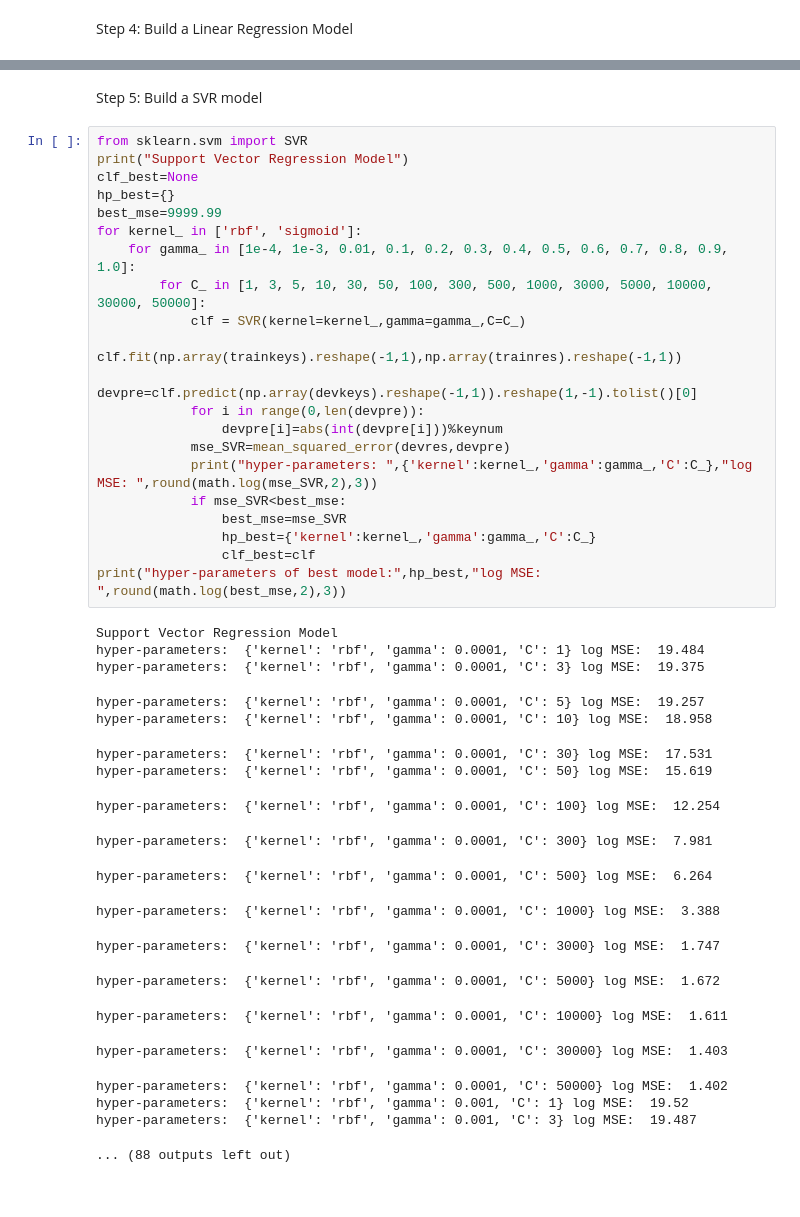
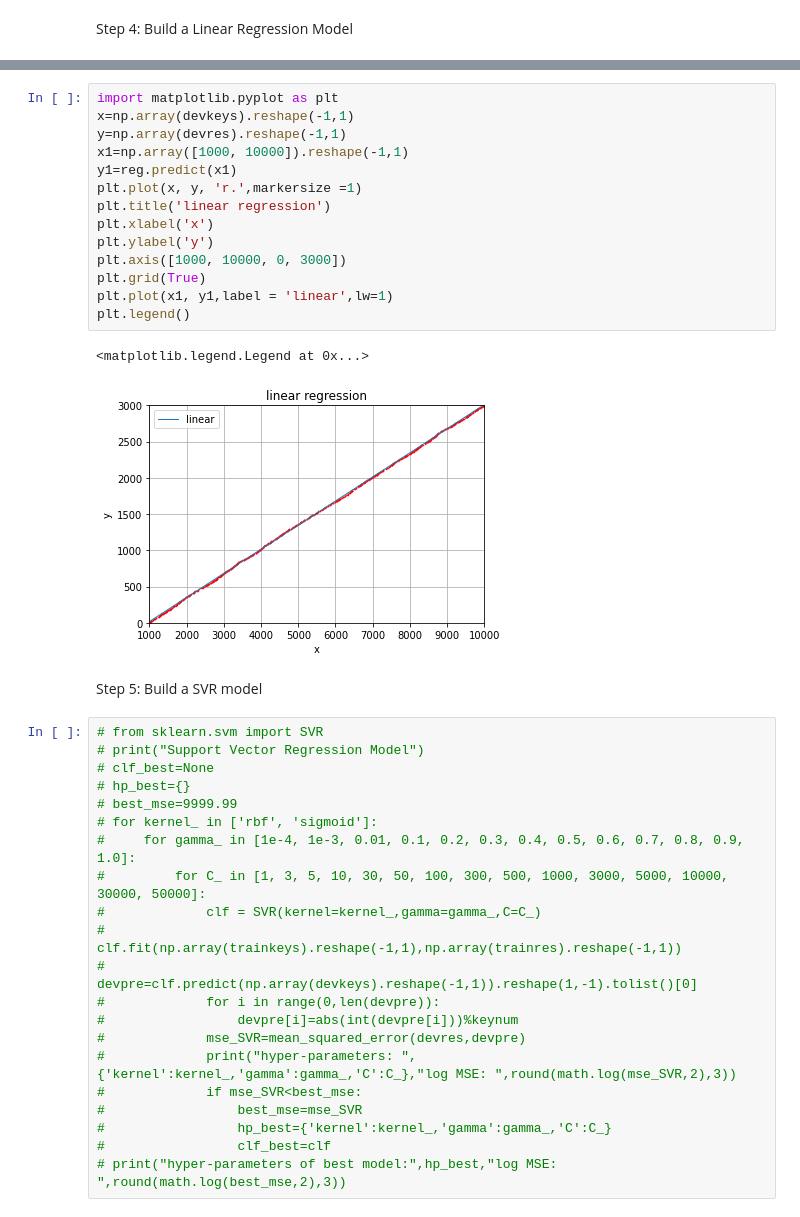
Before and after one commit to sxn2012/learned-index, a Jupyter notebook: demo code/leaned_index_demo.ipynb, the cells around one changed output, grey strips where cells are left out. Drawn from its saved outputs; the diff is of its cells as text.

```diff
--- a/demo code/leaned_index_demo.ipynb
+++ b/demo code/leaned_index_demo.ipynb
@@ -366,43 +193,40 @@ log MSE test:  6.256
+# %%
+import matplotlib.pyplot as plt
+x=np.array(devkeys).reshape(-1,1)
+y=np.array(devres).reshape(-1,1)
+x1=np.array([1000, 10000]).reshape(-1,1)
+y1=reg.predict(x1)
+plt.plot(x, y, 'r.',markersize =1)
+plt.title('linear regression')
+plt.xlabel('x')
+plt.ylabel('y')
+plt.axis([1000, 10000, 0, 3000])
+plt.grid(True)
+plt.plot(x1, y1,label = 'linear',lw=1)
+plt.legend()
+# %% [output]
+<matplotlib.legend.Legend at 0x...>
+[figure, added]
 # %% [markdown]
 Step 5: Build a SVR model
 # %%
-from sklearn.svm import SVR
-print("Support Vector Regression Model")
-clf_best=None
-hp_best={}
-best_mse=9999.99
-for kernel_ in ['rbf', 'sigmoid']:
-    for gamma_ in [1e-4, 1e-3, 0.01, 0.1, 0.2, 0.3, 0.4, 0.5, 0.6, 0.7, 0.8, 0.9, 1.0]:
-        for C_ in [1, 3, 5, 10, 30, 50, 100, 300, 500, 1000, 3000, 5000, 10000, 30000, 50000]:
-            clf = SVR(kernel=kernel_,gamma=gamma_,C=C_)
-            clf.fit(np.array(trainkeys).reshape(-1,1),np.array(trainres).reshape(-1,1))
-            devpre=clf.predict(np.array(devkeys).reshape(-1,1)).reshape(1,-1).tolist()[0]
-            for i in range(0,len(devpre)):
-                devpre[i]=abs(int(devpre[i]))%keynum
-            mse_SVR=mean_squared_error(devres,devpre)
-            print("hyper-parameters: ",{'kernel':kernel_,'gamma':gamma_,'C':C_},"log MSE: ",round(math.log(mse_SVR,2),3))
-            if mse_SVR<best_mse:
-                best_mse=mse_SVR
-                hp_best={'kernel':kernel_,'gamma':gamma_,'C':C_}
-                clf_best=clf
-print("hyper-parameters of best model:",hp_best,"log MSE: ",round(math.log(best_mse,2),3))
+# from sklearn.svm import SVR
+# print("Support Vector Regression Model")
+# clf_best=None
+# hp_best={}
+# best_mse=9999.99
+# for kernel_ in ['rbf', 'sigmoid']:
+#     for gamma_ in [1e-4, 1e-3, 0.01, 0.1, 0.2, 0.3, 0.4, 0.5, 0.6, 0.7, 0.8, 0.9, 1.0]:
+#         for C_ in [1, 3, 5, 10, 30, 50, 100, 300, 500, 1000, 3000, 5000, 10000, 30000, 50000]:
+#             clf = SVR(kernel=kernel_,gamma=gamma_,C=C_)
+#             clf.fit(np.array(trainkeys).reshape(-1,1),np.array(trainres).reshape(-1,1))
+#             devpre=clf.predict(np.array(devkeys).reshape(-1,1)).reshape(1,-1).tolist()[0]
+#             for i in range(0,len(devpre)):
+#                 devpre[i]=abs(int(devpre[i]))%keynum
+#             mse_SVR=mean_squared_error(devres,devpre)
+#             print("hyper-parameters: ",{'kernel':kernel_,'gamma':gamma_,'C':C_},"log MSE: ",round(math.log(mse_SVR,2),3))
+#             if mse_SVR<best_mse:
+#                 best_mse=mse_SVR
+#                 hp_best={'kernel':kernel_,'gamma':gamma_,'C':C_}
+#                 clf_best=clf
+# print("hyper-parameters of best model:",hp_best,"log MSE: ",round(math.log(best_mse,2),3))
-# %% [output]
-Support Vector Regression Model
-hyper-parameters:  {'kernel': 'rbf', 'gamma': 0.0001, 'C': 1} log MSE:  19.484
-hyper-parameters:  {'kernel': 'rbf', 'gamma': 0.0001, 'C': 3} log MSE:  19.375
-hyper-parameters:  {'kernel': 'rbf', 'gamma': 0.0001, 'C': 5} log MSE:  19.257
-hyper-parameters:  {'kernel': 'rbf', 'gamma': 0.0001, 'C': 10} log MSE:  18.958
-hyper-parameters:  {'kernel': 'rbf', 'gamma': 0.0001, 'C': 30} log MSE:  17.531
-hyper-parameters:  {'kernel': 'rbf', 'gamma': 0.0001, 'C': 50} log MSE:  15.619
-hyper-parameters:  {'kernel': 'rbf', 'gamma': 0.0001, 'C': 100} log MSE:  12.254
-hyper-parameters:  {'kernel': 'rbf', 'gamma': 0.0001, 'C': 300} log MSE:  7.981
-hyper-parameters:  {'kernel': 'rbf', 'gamma': 0.0001, 'C': 500} log MSE:  6.264
-hyper-parameters:  {'kernel': 'rbf', 'gamma': 0.0001, 'C': 1000} log MSE:  3.388
-hyper-parameters:  {'kernel': 'rbf', 'gamma': 0.0001, 'C': 3000} log MSE:  1.747
-hyper-parameters:  {'kernel': 'rbf', 'gamma': 0.0001, 'C': 5000} log MSE:  1.672
-hyper-parameters:  {'kernel': 'rbf', 'gamma': 0.0001, 'C': 10000} log MSE:  1.611
-hyper-parameters:  {'kernel': 'rbf', 'gamma': 0.0001, 'C': 30000} log MSE:  1.403
-hyper-parameters:  {'kernel': 'rbf', 'gamma': 0.0001, 'C': 50000} log MSE:  1.402
-hyper-parameters:  {'kernel': 'rbf', 'gamma': 0.001, 'C': 1} log MSE:  19.52
-hyper-parameters:  {'kernel': 'rbf', 'gamma': 0.001, 'C': 3} log MSE:  19.487
-... (88 outputs left out)
```
Also changed, not shown: parts of 15 cells of this notebook.
